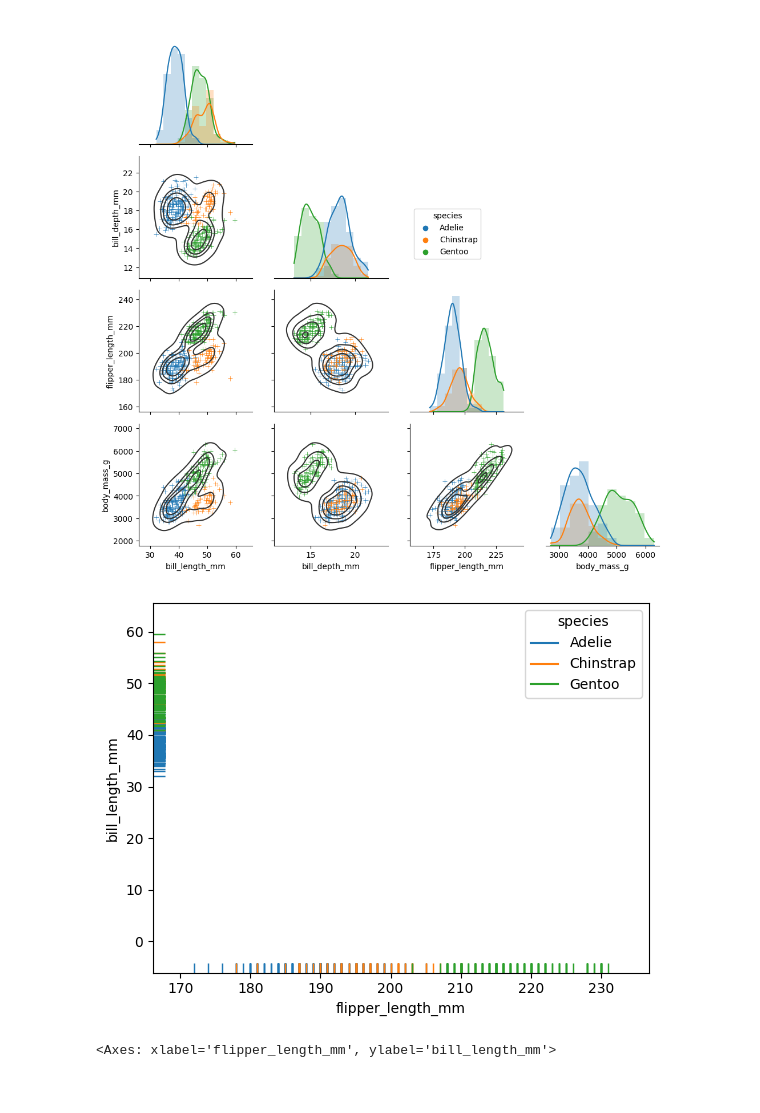
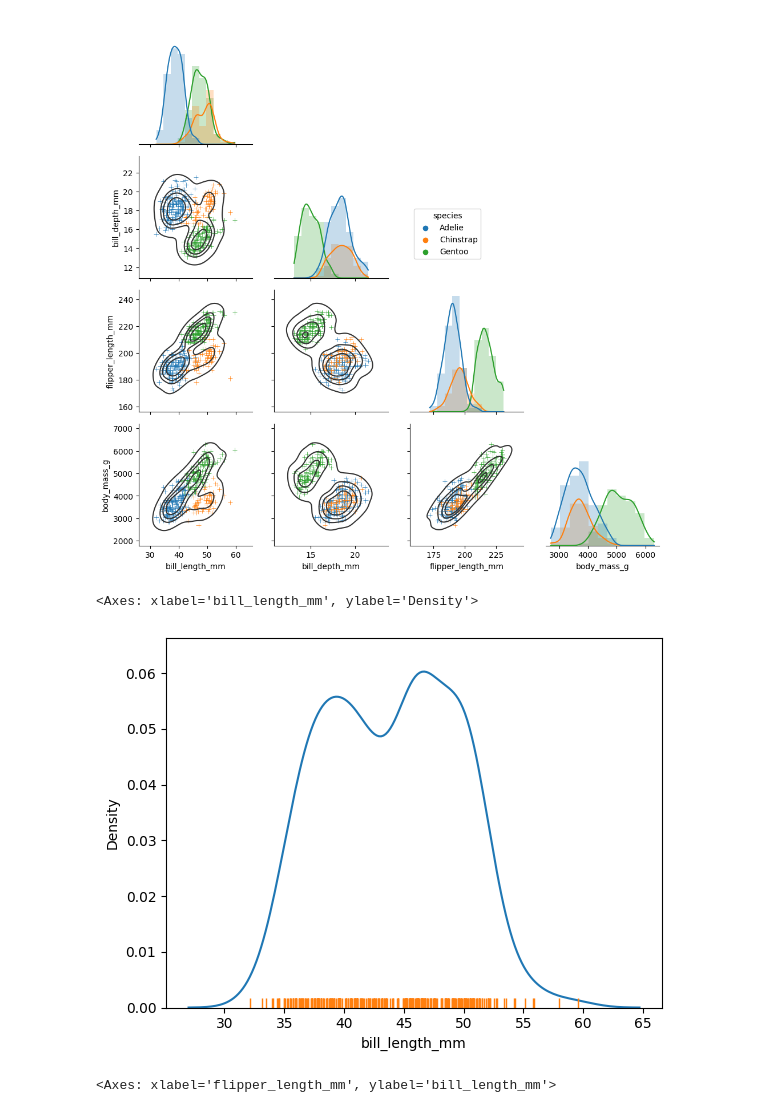
Before and after one commit to Poydd/Digipodium-DataScience, a Jupyter notebook: data analysis/graphs1.ipynb, the cells around one changed output. Cells and saved outputs as stored; diff of their text form; code cells hidden in the pictures.

```diff
--- a/data analysis/graphs1.ipynb
+++ b/data analysis/graphs1.ipynb
@@ -150,10 +150,11 @@ g.legend.set_bbox_to_anchor((.61, .6))
 # %% [output]
 [figure]
 # %%
-sns.rugplot(data=penguins, x='flipper_length_mm', y='bill_length_mm', hue='species')
-plt.show()
+sns.kdeplot(data=penguins, x='bill_length_mm')
+sns.rugplot(data=penguins, x='bill_length_mm')
 # %% [output]
+<Axes: xlabel='bill_length_mm', ylabel='Density'>
-[figure, old version]
+[figure, new version]
 # %%
 sns.residplot(data=penguins, x='flipper_length_mm', y='bill_length_mm')
 # %% [output]
```
Also changed, not shown: parts of 3 cells of this notebook, 1 other file.
